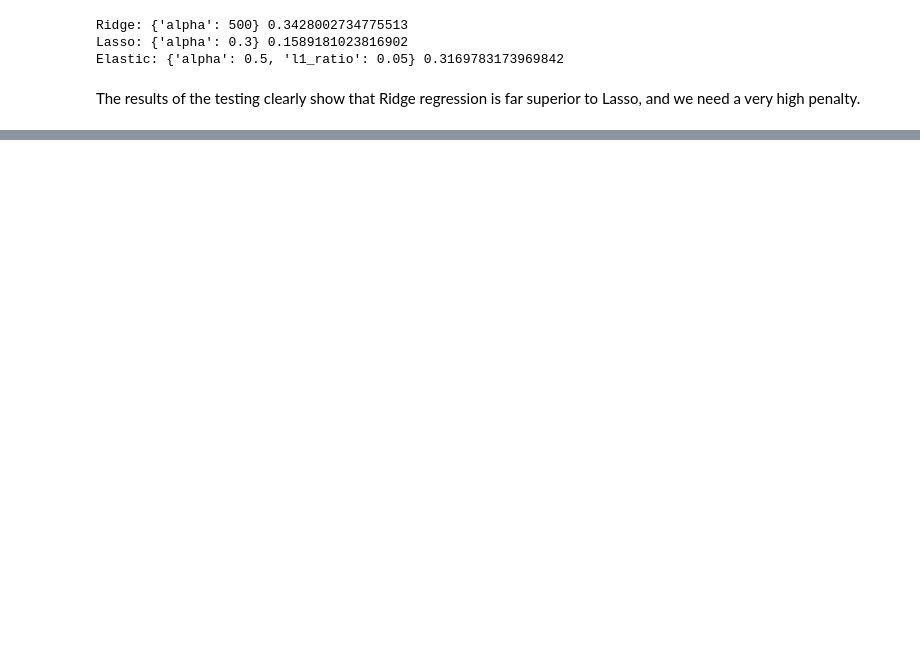
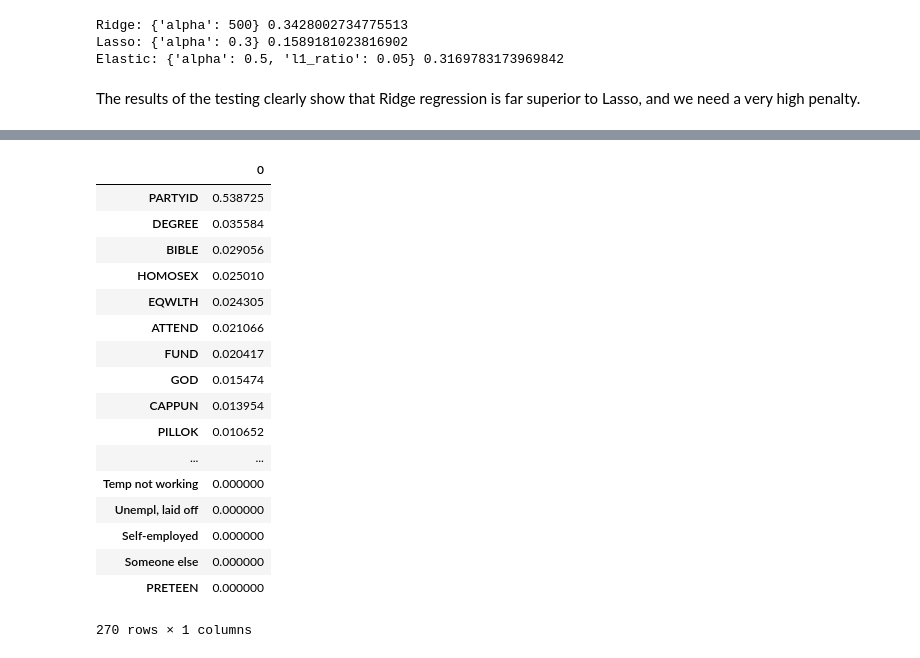
Before and after one commit to jSieber7/Voter-Analytics, a Jupyter notebook: Prelim Modeling.ipynb, the cells around one changed output, grey strips where cells are left out. Cells and saved outputs as stored; diff of their text form; code cells hidden in the pictures; blank space fills up the shorter version.

Commit message:
Update MOdeling

```diff
--- a/Prelim Modeling.ipynb
+++ b/Prelim Modeling.ipynb
@@ -567,0 +636,6 @@ The results of the testing clearly show that Ridge regression is far superior to
+# %%
+model = GradientBoostingRegressor()
+model = model.fit(X,y)
+
+
+# feature_importances_
@@ -567,0 +660,23 @@ The results of the testing clearly show that Ridge regression is far superior to
+# %%
+feature_importance = pd.DataFrame(model.feature_importances_,X.columns)
+# %%
+feature_importance.sort_values(by=0, ascending=False)
+# %% [output]
+|  | 0 |
+| PARTYID | 0.538725 |
+| DEGREE | 0.035584 |
+| BIBLE | 0.029056 |
+| HOMOSEX | 0.025010 |
+| EQWLTH | 0.024305 |
+| ATTEND | 0.021066 |
+| FUND | 0.020417 |
+| GOD | 0.015474 |
+| CAPPUN | 0.013954 |
+| PILLOK | 0.010652 |
+| ... | ... |
+| Temp not working | 0.000000 |
+| Unempl, laid off | 0.000000 |
+| Self-employed | 0.000000 |
+| Someone else | 0.000000 |
+| PRETEEN | 0.000000 |
+270 rows × 1 columns
```
Also changed, not shown: parts of 29 cells of this notebook, 5 other files.
